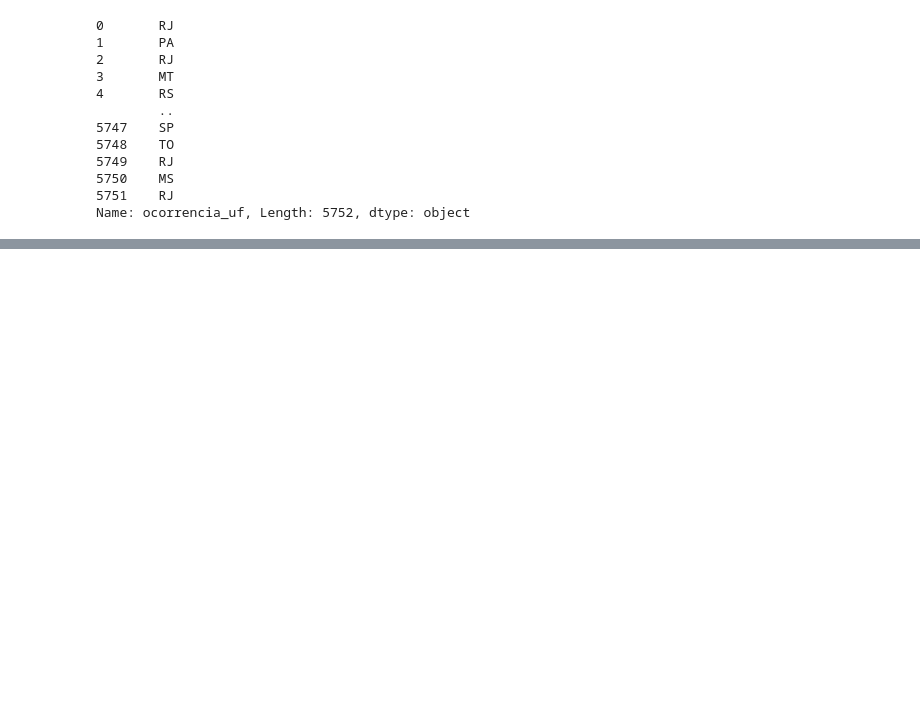
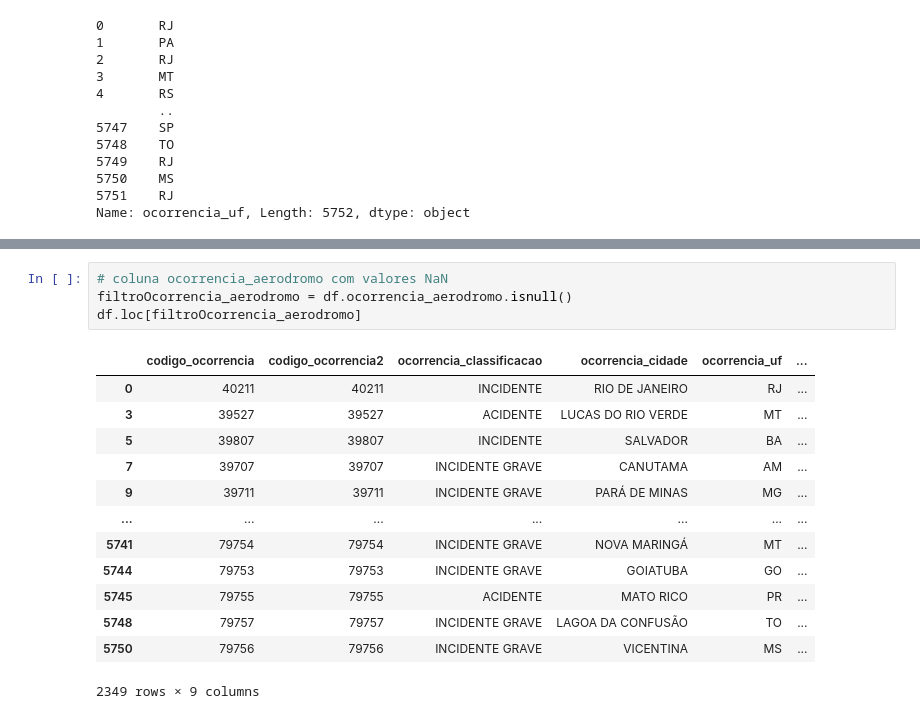
Before and after one commit to jpablolima/etl-python, a Jupyter notebook: transformacao_de_dados.ipynb, the cells around one changed output, grey strips where cells are left out. Drawn from its saved outputs; the diff is of its cells as text; blank space fills up the shorter version.

```diff
--- a/transformacao_de_dados.ipynb
+++ b/transformacao_de_dados.ipynb
@@ -120,0 +142,18 @@ Name: ocorrencia_uf, Length: 5752, dtype: object
+# %%
+# coluna ocorrencia_aerodromo com valores NaN
+filtroOcorrencia_aerodromo = df.ocorrencia_aerodromo.isnull()
+df.loc[filtroOcorrencia_aerodromo]
+# %% [output]
+|  | codigo_ocorrencia | codigo_ocorrencia2 | ocorrencia_classificacao | ocorrencia_cidade | ocorrencia_uf | ... |
+| 0 | 40211 | 40211 | INCIDENTE | RIO DE JANEIRO | RJ | ... |
+| 3 | 39527 | 39527 | ACIDENTE | LUCAS DO RIO VERDE | MT | ... |
+| 5 | 39807 | 39807 | INCIDENTE | SALVADOR | BA | ... |
+| 7 | 39707 | 39707 | INCIDENTE GRAVE | CANUTAMA | AM | ... |
+| 9 | 39711 | 39711 | INCIDENTE GRAVE | PARÁ DE MINAS | MG | ... |
+| ... | ... | ... | ... | ... | ... | ... |
+| 5741 | 79754 | 79754 | INCIDENTE GRAVE | NOVA MARINGÁ | MT | ... |
+| 5744 | 79753 | 79753 | INCIDENTE GRAVE | GOIATUBA | GO | ... |
+| 5745 | 79755 | 79755 | ACIDENTE | MATO RICO | PR | ... |
+| 5748 | 79757 | 79757 | INCIDENTE GRAVE | LAGOA DA CONFUSÃO | TO | ... |
+| 5750 | 79756 | 79756 | INCIDENTE GRAVE | VICENTINA | MS | ... |
+2349 rows × 9 columns
```
Also changed, not shown: parts of 7 cells of this notebook.
